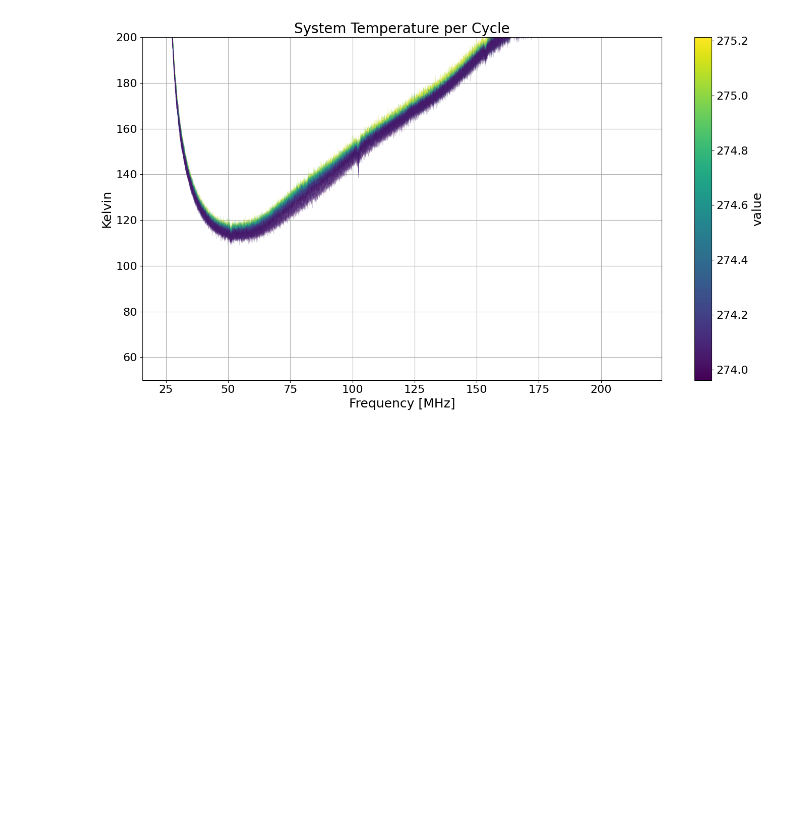
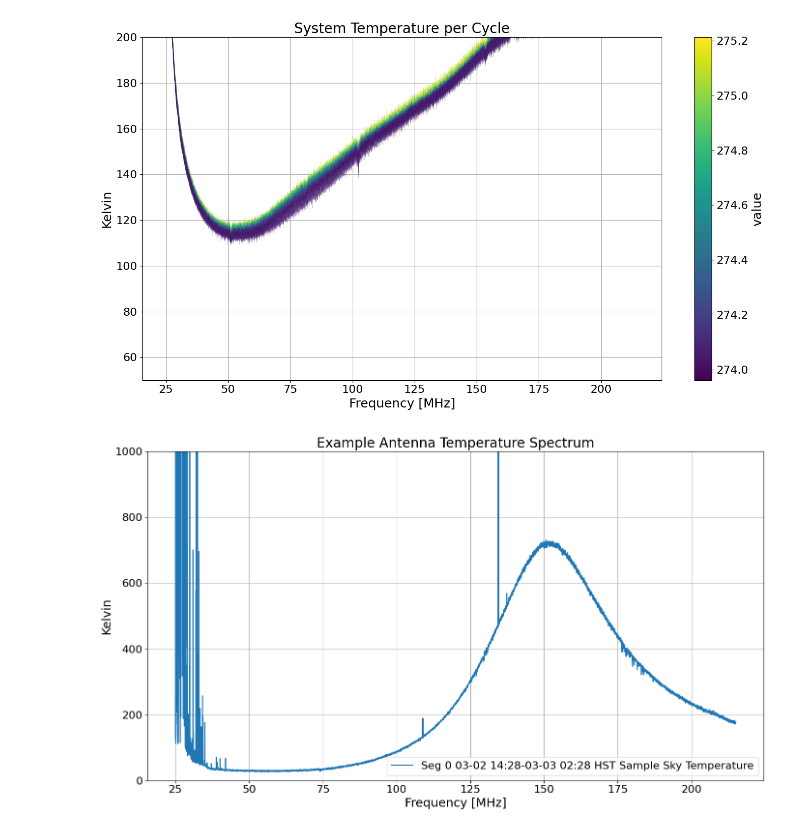
Before and after one commit to alhosani-abdulla/Highz-EXP, a Jupyter notebook: notebooks/system_calibration.ipynb, the cells around one changed output. Saved outputs shown, nothing was run; the diff lists cells and outputs as text; code cells hidden in the pictures; blank space fills up the shorter version.

```diff
--- a/notebooks/system_calibration.ipynb
+++ b/notebooks/system_calibration.ipynb
@@ -80,3 +82,9 @@ plotter.plot_spaghetti_spectra(list_of_sys_specs, values=R_T,
         title="System Temperature per Cycle", ylabel='Kelvin', y_range=(50, 200))
 # %% [output]
 [figure]
+# %%
+# plot example antenna spectrum
+combined_segments[0]['ant_T_sample_spec'].plot(y_range=(0, 1000),
+    title='Example Antenna Temperature Spectrum', ylabel='Kelvin')
+# %% [output]
+[figure, added]
```
Also changed, not shown: parts of 2 cells of this notebook, 3 other files.
